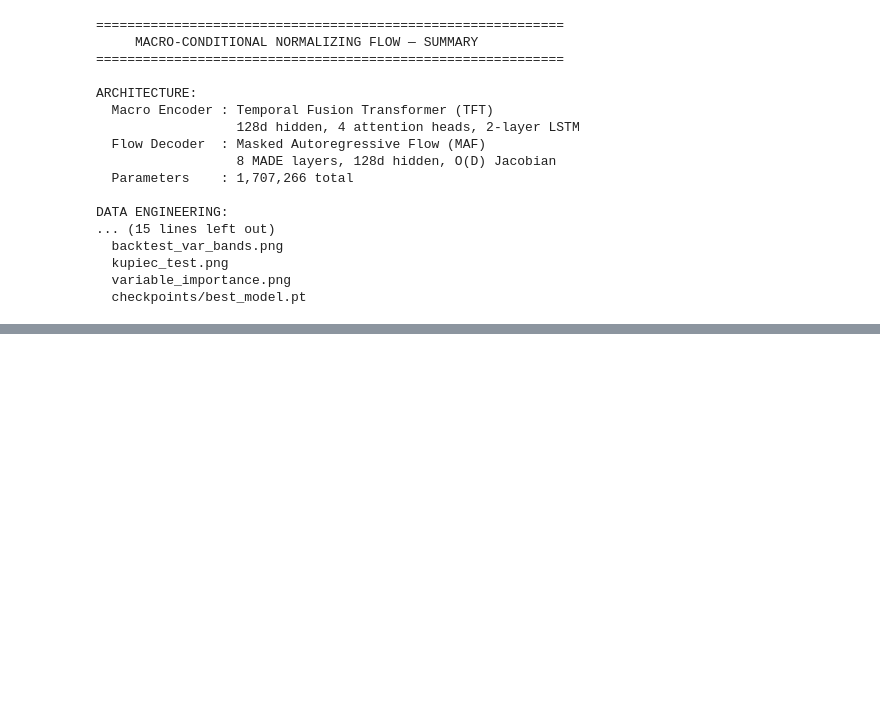
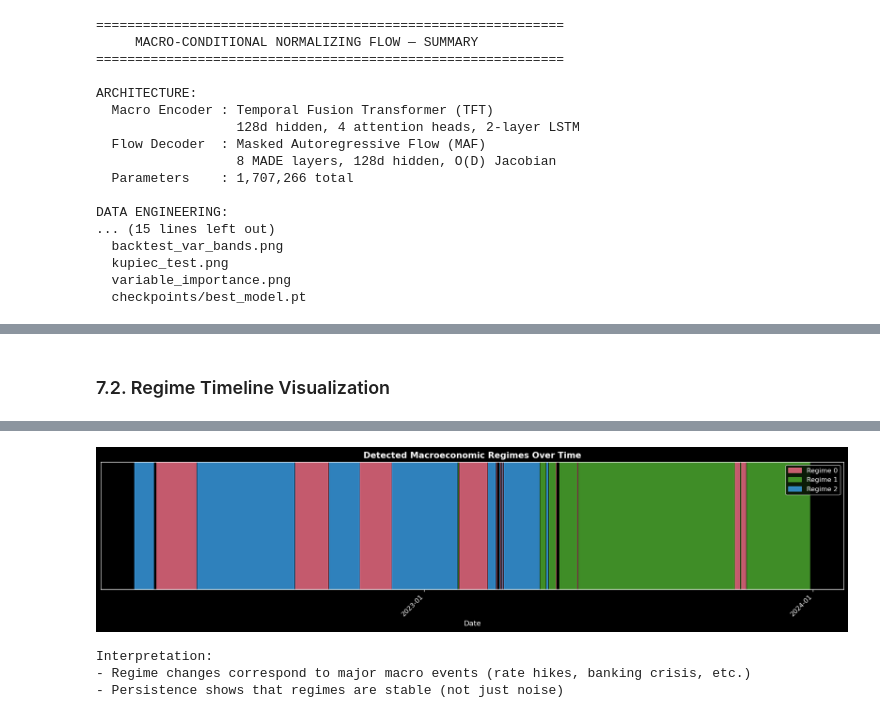
Before and after one commit to DorianDeilhes/ml_for_finance_203, a Jupyter notebook: notebooks/main.ipynb, the cells around one changed output, grey strips where cells are left out. Drawn from its saved outputs; the diff is of its cells as text; code cells hidden in the pictures; blank space fills up the shorter version.

```diff
--- a/notebooks/main.ipynb
+++ b/notebooks/main.ipynb
@@ -600,0 +832,25 @@ DATA ENGINEERING:
+# %%
+from src.backtest.regime_detector import RegimeDetector
+
+print('Initializing RegimeDetector (K-Means with k=3)...')
+detector = RegimeDetector(
+    n_regimes=3,
+    random_state=42,
+    standardize_embeddings=True,
+)
+
+print('Extracting TFT embeddings from test set...')
+embeddings = detector.extract_embeddings(
+    model=model,
+    data_loader=test_loader,
+    device=DEVICE,
+)
+
+print(f'Extracted {len(embeddings)} embeddings of dimension {embeddings.shape[1]}')
+print()
+
+print('Running K-Means clustering to detect regimes...')
+regime_labels = detector.fit(embeddings, dates=info['dates_test'])
+
+print('\nRegime detection complete!')
+print(f'Detected {detector.n_regimes} distinct macro regimes')
@@ -600,0 +922,13 @@ DATA ENGINEERING:
+# %% [markdown]
+### 7.2. Regime Timeline Visualization
+# %%
+fig = detector.plot_regime_timeline(
+    output_path='regime_timeline.png',
+    figsize=(16, 4),
+)
+plt.show()
+
+print('Interpretation:')
+print('- Regime changes correspond to major macro events (rate hikes, banking crisis, etc.)')
+print('- Persistence shows that regimes are stable (not just noise)')
+# %% [output]
@@ -600,0 +936,4 @@ DATA ENGINEERING:
+[figure, added]
+Interpretation:
+- Regime changes correspond to major macro events (rate hikes, banking crisis, etc.)
+- Persistence shows that regimes are stable (not just noise)
```
Also changed, not shown: parts of 50 cells of this notebook, 24 other files.
